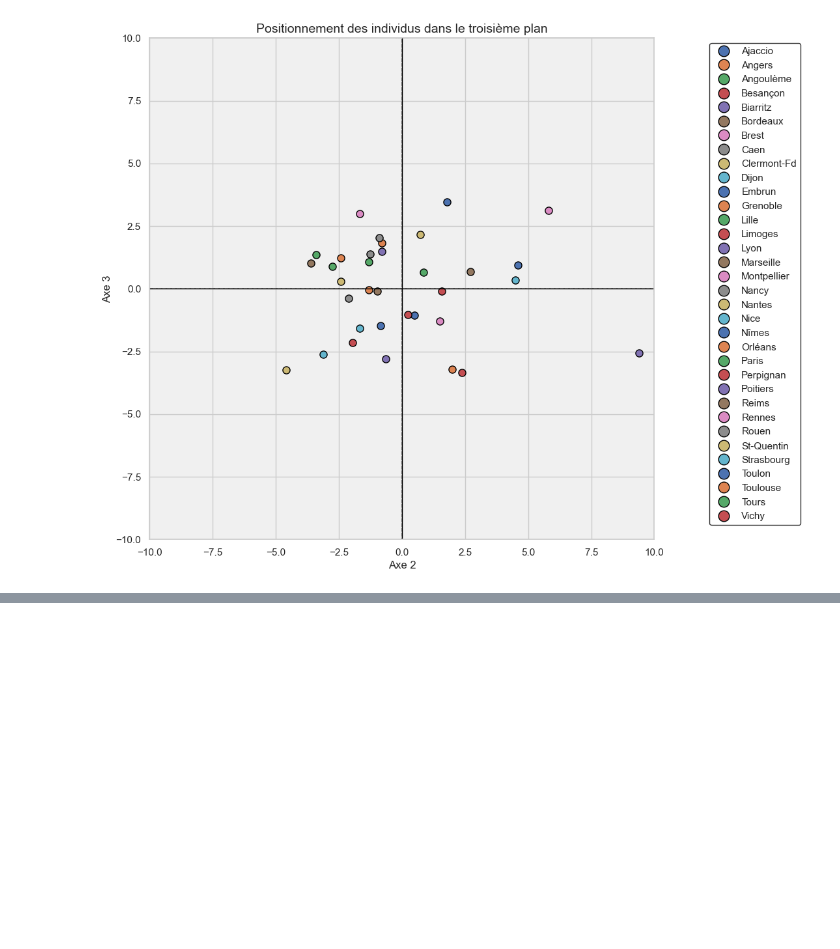
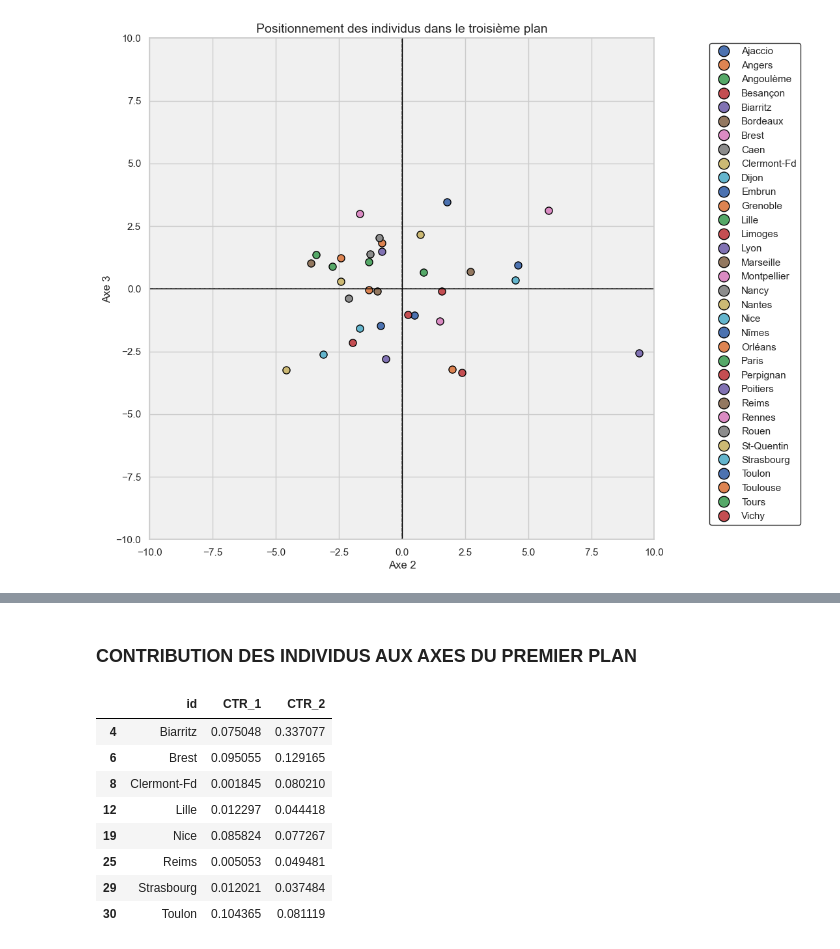
Before and after one commit to Asmaa213/ACP_Typologie_Villes, a Jupyter notebook: acp.ipynb, the cells around one changed output, grey strips where cells are left out. Saved outputs shown, nothing was run; the diff lists cells and outputs as text; code cells hidden in the pictures; blank space fills up the shorter version.

```diff
--- a/acp.ipynb
+++ b/acp.ipynb
@@ -243,0 +268,25 @@ plt.show()
+# %% [markdown]
+<h3>CONTRIBUTION DES INDIVIDUS AUX AXES DU PREMIER PLAN</h3>
+# %%
+#Contributions des individus aux axes du premier plan
+eigval = (31-1)/31*acp.explained_variance_
+
+ctr = coord**2
+for j in range(31):
+    ctr[:,j] = ctr[:,j]/(31*eigval[j])
+
+df_ctr_cp1cp2 = pd.DataFrame({'id':data.index,'CTR_1':ctr[:,0],'CTR_2':ctr[:,1]})
+#Garder les individus interprétables du premier axe du premier plan
+df_ctr_cp1cp2[df_ctr_cp1cp2['CTR_1'] > df_ctr_cp1cp2.CTR_1.mean()]
+#Garder les individus interprétables du deuxième axe du premier plan
+df_ctr_cp1cp2[df_ctr_cp1cp2['CTR_2'] > df_ctr_cp1cp2.CTR_2.mean()]
+# %% [output]
+|  | id | CTR_1 | CTR_2 |
+| 4 | Biarritz | 0.075048 | 0.337077 |
+| 6 | Brest | 0.095055 | 0.129165 |
+| 8 | Clermont-Fd | 0.001845 | 0.080210 |
+| 12 | Lille | 0.012297 | 0.044418 |
+| 19 | Nice | 0.085824 | 0.077267 |
+| 25 | Reims | 0.005053 | 0.049481 |
+| 29 | Strasbourg | 0.012021 | 0.037484 |
+| 30 | Toulon | 0.104365 | 0.081119 |
```
Also changed, not shown: parts of 6 cells of this notebook.
